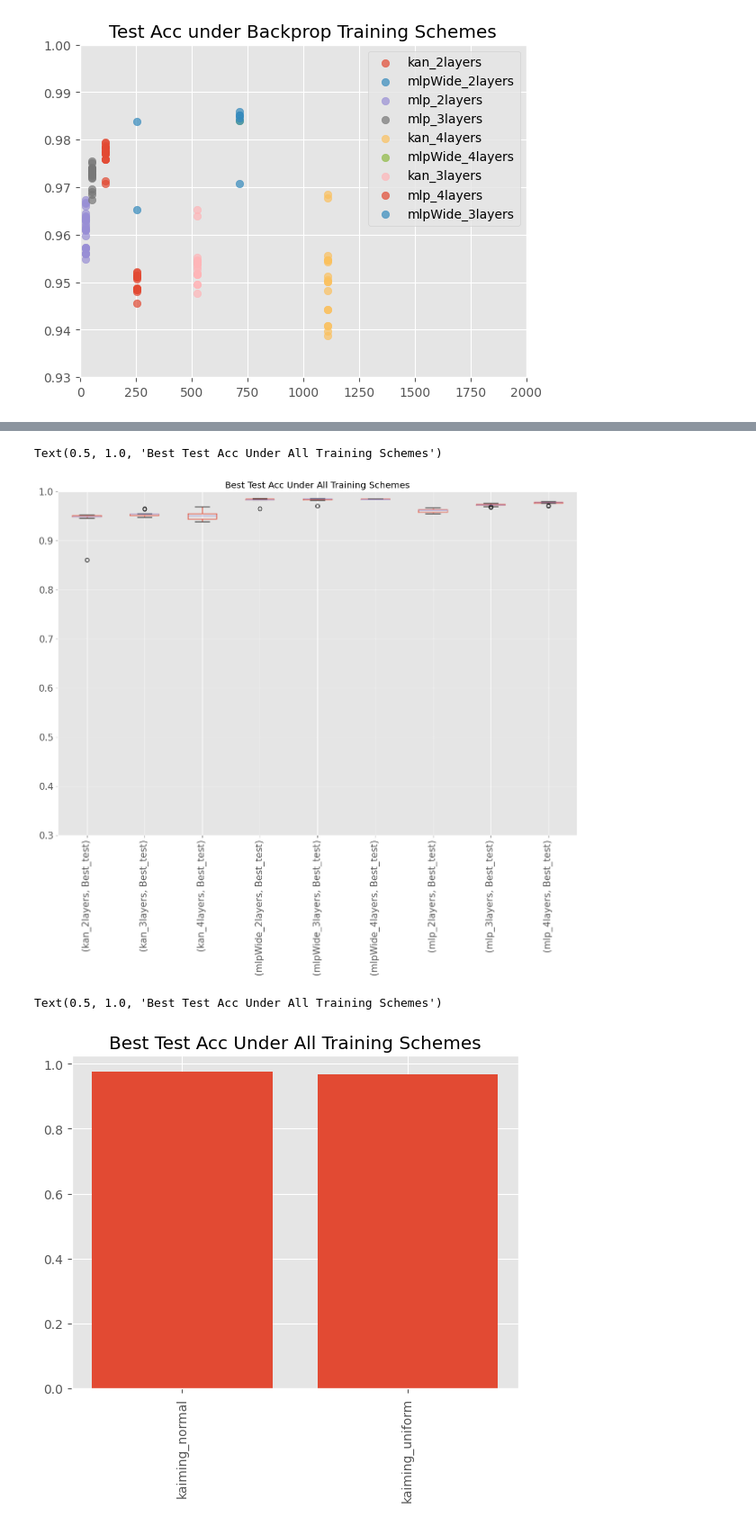
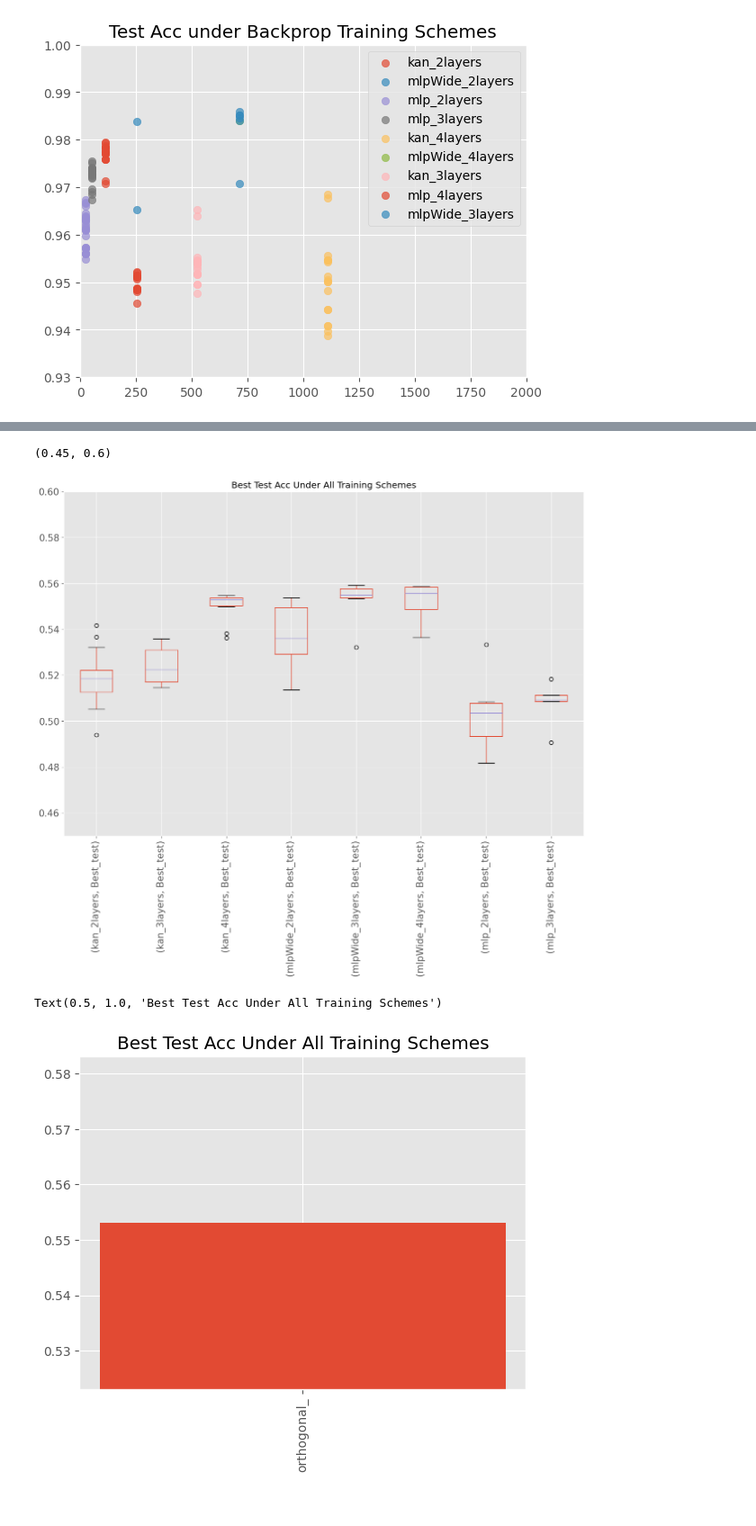
Before and after one commit to ShairozS/HSIC_Bottleneck-Pytorch, a Jupyter notebook: Notebooks/analyze_results.ipynb, the cells around one changed output, grey strips where cells are left out. Shown: that part at 90% size. Drawn from its saved outputs; the diff is of its cells as text; code cells hidden in the pictures.

```diff
--- a/Notebooks/analyze_results.ipynb
+++ b/Notebooks/analyze_results.ipynb
@@ -86,16 +86,18 @@ for r in result_files:
     best_perf_epoch_test = np.where(data['Test_loss'] == best_perf_test)[0][0]
     epochs = np.max(data['Epoch'])
 
+    generalization = data['Train_loss'] - data['Test_loss']
+    avg_gen = np.mean(generalization)
     # Get the average time taken per epoch
     avg_time = np.mean(data['Time'])
 
     result_rows.append([dataset, backprop, model, num_layers, batchsize, lr, epochs, num_parameters,
-                       optimizer, best_perf_train, best_perf_test, best_perf_epoch_test, avg_time, init])
+                       optimizer, best_perf_train, best_perf_test, best_perf_epoch_test, avg_time, init, avg_gen])
 
 
 df = pd.DataFrame(result_rows)
 df.columns = ["Dataset", "Backprop", "Model", "Num_layers", "Batchsize", "LearningRate", "TotalEpochs", "Num_parameters",
-              "Optimizer", "Best_train", "Best_test", "Best_test_at", "Avg_time", "Initialization"]
+              "Optimizer", "Best_train", "Best_test", "Best_test_at", "Avg_time", "Initialization", "AvgGenError"]
 
 print(df.head())
 # %% [output]
@@ -225,28 +227,30 @@ Text(0.5, 1.0, 'Best Test Acc Under All Training Schemes')
 # %%
-zs = df[df.Dataset == 'MNIST']
+zs = df[df.Dataset == 'CIFAR']
 zs = zs.groupby("ModelType", group_keys=True)[['Best_test']]
 
 zs.boxplot(figsize = (15,10), fontsize = 15,  subplots = 0)
 plt.xticks(rotation = 90)
 plt.ylim(0.30, 1)
 plt.title("Best Test Acc Under All Training Schemes")
+plt.ylim(0.45, 0.6)
 #plt.box(zs.index, zs.Best_test); plt.ylim(0.75,1)
 # %% [output]
-Text(0.5, 1.0, 'Best Test Acc Under All Training Schemes')
+(0.45, 0.6)
-[figure, old version]
+[figure, new version]
 # %%
 grouper = 'Initialization'
 response = 'Best_test'
 #zs = df.groupby("Optimizer", group_keys=True)[['Best_test', 'ModelType']]
-zs = df[df.Dataset == 'MNIST']
-zs = zs[['mlp' in c for c in list(zs['ModelType'])]][[grouper,response]]
+zs = df[df.Dataset == 'CIFAR']
+zs = zs[['mlpWide' in c for c in list(zs['ModelType'])]][[grouper,response]]
 zs = zs.groupby(grouper, group_keys=True)[[response]].median()
-plt.bar(zs.index, zs.Best_test)#; plt.ylim(0.75,1)
+plt.bar(zs.index, zs.Best_test);
+m = np.max(zs.Best_test); plt.ylim(m - .03,m + 0.03)
 plt.xticks(rotation = 90)
 plt.title("Best Test Acc Under All Training Schemes")
 #plt.bar(zs.index, zs.Best_test); plt.ylim(0.75,1)
 #plt.xticks(rotation = 90)
 #plt.title("Best Test Acc Under All Training Schemes")
 # %% [output]
 Text(0.5, 1.0, 'Best Test Acc Under All Training Schemes')
-[figure, old version]
+[figure, new version]
```
Also changed, not shown: parts of 9 cells of this notebook, 9 other files.
